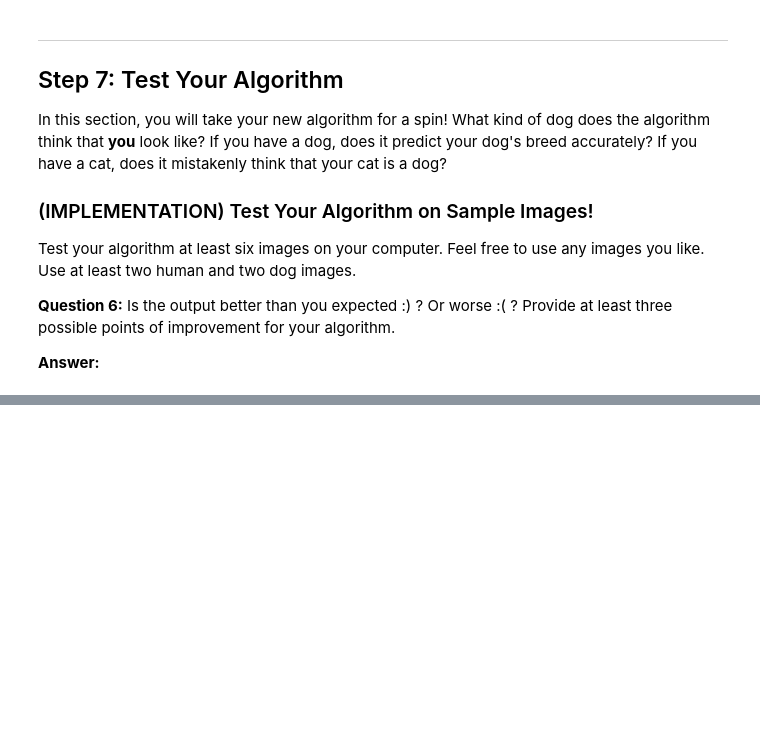
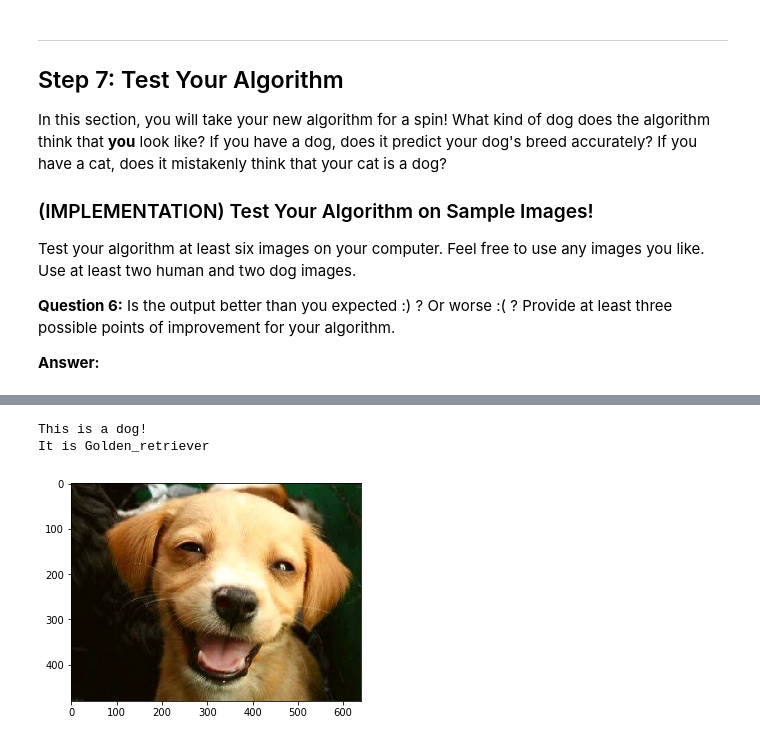
Before and after one commit to astelmashenko/dog-project, a Jupyter notebook: dog_app.ipynb, the cells around one changed output, grey strips where cells are left out. Saved outputs shown, nothing was run; the diff lists cells and outputs as text; code cells hidden in the pictures; blank space fills up the shorter version.

```diff
--- a/dog_app.ipynb
+++ b/dog_app.ipynb
@@ -779,0 +799,6 @@ __Answer:__
+# %%
+human_or_not('images/_dog_data/sobaka.jpg')
+# %% [output]
+This is a dog!
+It is Golden_retriever
+[figure, added]
```
Also changed, not shown: parts of 11 cells of this notebook, 7 other files.
